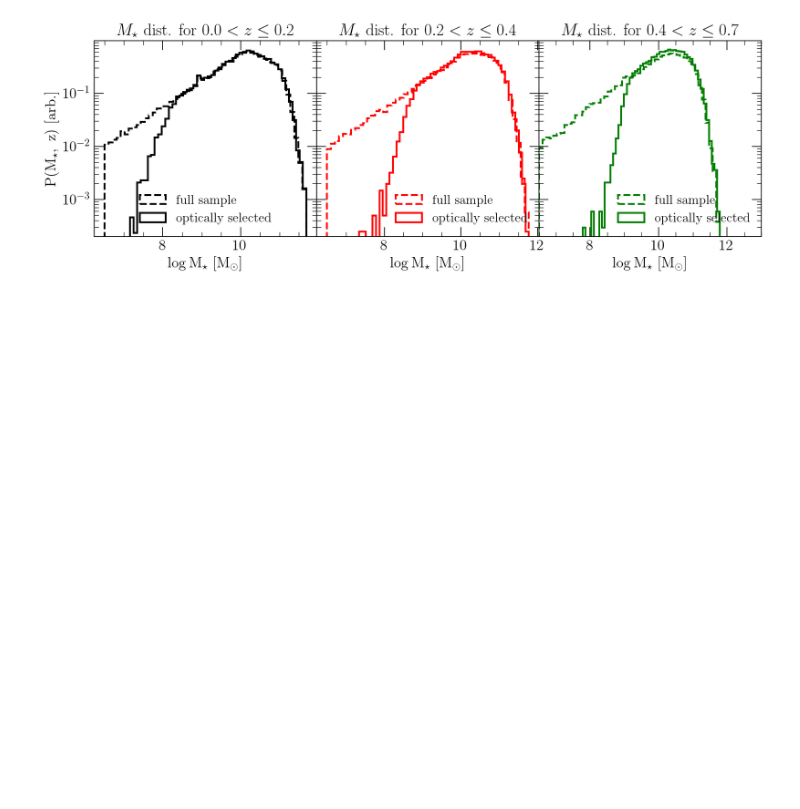
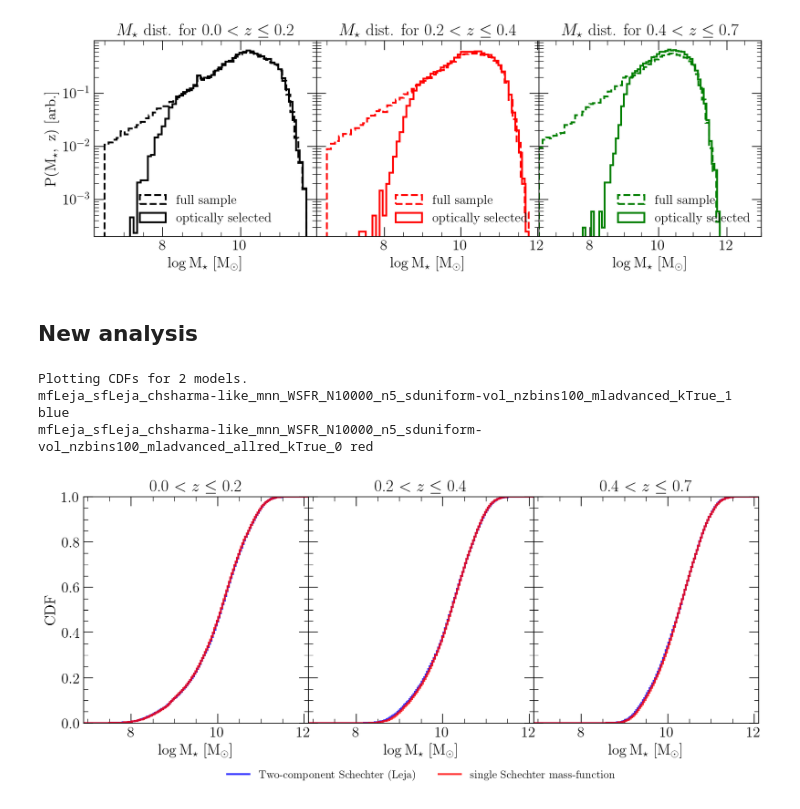
Before and after one commit to loudasnick/GALFRB, a Jupyter notebook: examples/data_postprocessing.ipynb, the cells around one changed output. Cells and saved outputs as stored; diff of their text form; code cells hidden in the pictures; blank space fills up the shorter version.

```diff
--- a/examples/data_postprocessing.ipynb
+++ b/examples/data_postprocessing.ipynb
@@ -11,3 +3,37 @@ plt.style.use('nick_style')
+# %%
+#Libraries
+import numpy as np
+import matplotlib.pyplot as plt
+import h5py
+import os
+import seaborn as sns
+
+from galfrb import utils as utls
+from astropy.cosmology import FlatLambdaCDM # https://docs.astropy.org/en/stable/cosmology/index.html
+cosmo = FlatLambdaCDM(H0=70, Om0=0.3) # define the cosmology to be used in this script
+Lum_r_sun = 0.15 # times the solar luminosity. I computed using the r-band effective values: lamba = 6180 A and Delta lambda = 1200 A
+
+def completeness_threshold(zred: float, offset: float = 0.) -> float :
+    '''
+    Compute the mass completeness threshold value
+    -----
+    Input:
+        zred     : float
+        redshift
+    -----
+    Returns:
+        logmstar : float
+        mass completeness threshold
+    -----
+    Notes:
+        We artificially add an offest 0.5 to ensure good quality
+        of the pdf in sfr.
+    '''
+    if zred <= 0.2 : return cosmos15_mass_completeness(zred=0.3) + offset
+    else : return threedhst_mass_completeness(zred=zred) + offset
+
+
+plt.style.use("nick_style")
 # %% [markdown]
 **Print available outputs**
 # %%
@@ -126,3 +157,5 @@ plt.tight_layout()
 plt.show()
 # %% [output]
 [figure]
+# %% [markdown]
+## New analysis
@@ -128,0 +303,10 @@ plt.show()
+# %%
+plot_cdfs(fnames = [avail_files[0], avail_files[3]][::-1],
+tags = ['single Schechter mass-function', 'Two-component Schechter (Leja)'][::-1],
+plot_raw=False,
+ add_data=False, caption_ncol=4, savefig=False, fname='App_fig4.pdf', color_palette='tab10', clrs=['blue', 'red'])
+# %% [output]
+Plotting CDFs for 2 models.
+mfLeja_sfLeja_chsharma-like_mnn_WSFR_N10000_n5_sduniform-vol_nzbins100_mladvanced_kTrue_1 blue
+mfLeja_sfLeja_chsharma-like_mnn_WSFR_N10000_n5_sduniform-vol_nzbins100_mladvanced_allred_kTrue_0 red
+[figure, added]
```
Also changed, not shown: parts of 6 cells of this notebook, 3 other files.
